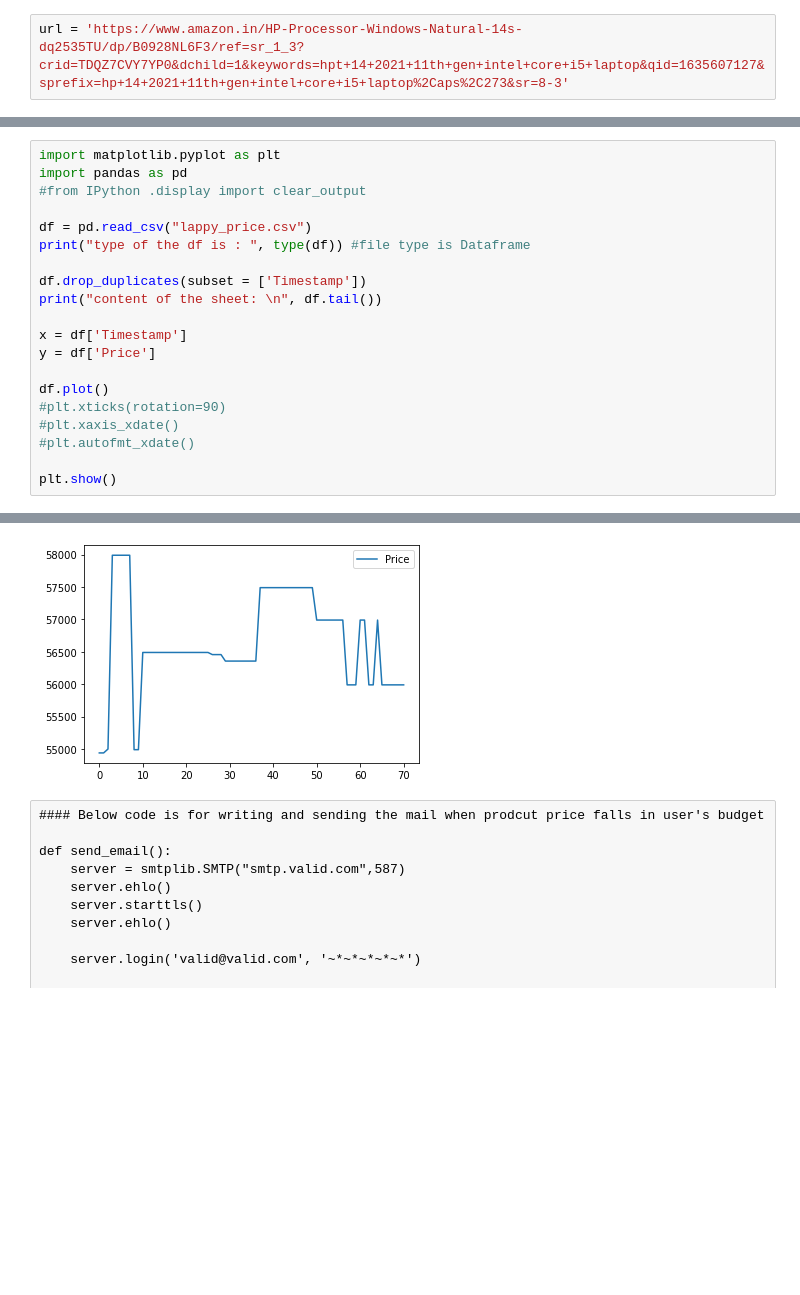
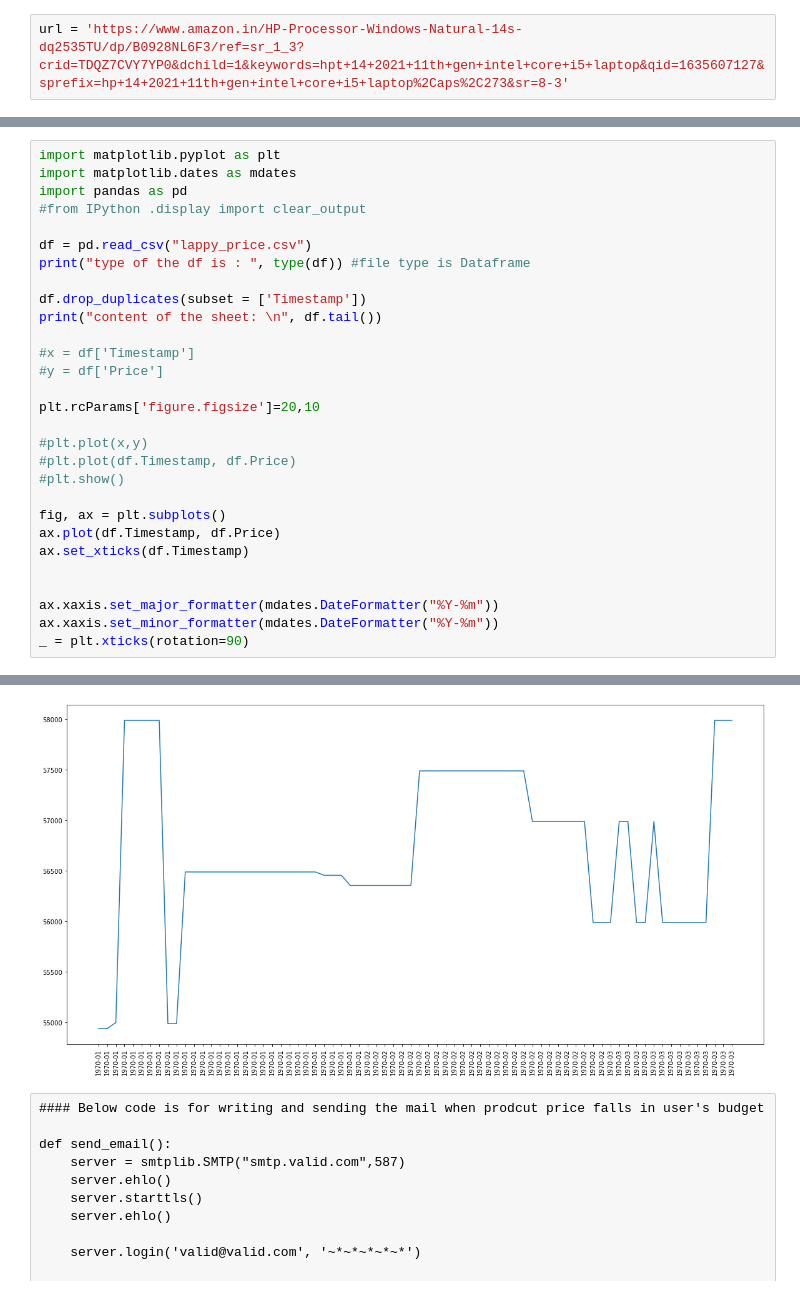
Before and after one commit to pradeepn2011/My_Amz_dsktop_laptop_price_monitor, a Jupyter notebook: WS_lappy_amz_17092021-Copy1.ipynb, the cells around one changed output, grey strips where cells are left out. Drawn from its saved outputs; the diff is of its cells as text; blank space fills up the shorter version.

```diff
--- a/WS_lappy_amz_17092021-Copy1.ipynb
+++ b/WS_lappy_amz_17092021-Copy1.ipynb
@@ -91,5 +87,6 @@ Amazon has updated the span id , this won't work
 # %%
 import matplotlib.pyplot as plt
+import matplotlib.dates as mdates
 import pandas as pd
 #from IPython .display import clear_output
 
@@ -99,15 +96,23 @@ print("type of the df is : ", type(df)) #file type is Dataframe
 df.drop_duplicates(subset = ['Timestamp'])
 print("content of the sheet: \n", df.tail())
 
-x = df['Timestamp']
-y = df['Price']
+#x = df['Timestamp']
+#y = df['Price']
 
-df.plot()
-#plt.xticks(rotation=90)
-#plt.xaxis_xdate()
-#plt.autofmt_xdate()
+plt.rcParams['figure.figsize']=20,10
 
-plt.show()
+#plt.plot(x,y)
+#plt.plot(df.Timestamp, df.Price)
+#plt.show()
+
+fig, ax = plt.subplots()
+ax.plot(df.Timestamp, df.Price)
+ax.set_xticks(df.Timestamp)
+
+
+ax.xaxis.set_major_formatter(mdates.DateFormatter("%Y-%m"))
+ax.xaxis.set_minor_formatter(mdates.DateFormatter("%Y-%m"))
+_ = plt.xticks(rotation=90)
 # %% [output]
 type of the df is :  <class 'pandas.core.frame.DataFrame'>
 content of the sheet:
@@ -120,4 +125,4 @@ content of the sheet:
-[figure, old version]
+[figure, new version]
 # %% [raw]
 #### Below code is for writing and sending the mail when prodcut price falls in user's budget
 
```
Also changed, not shown: parts of 2 cells of this notebook, 1 other file.
